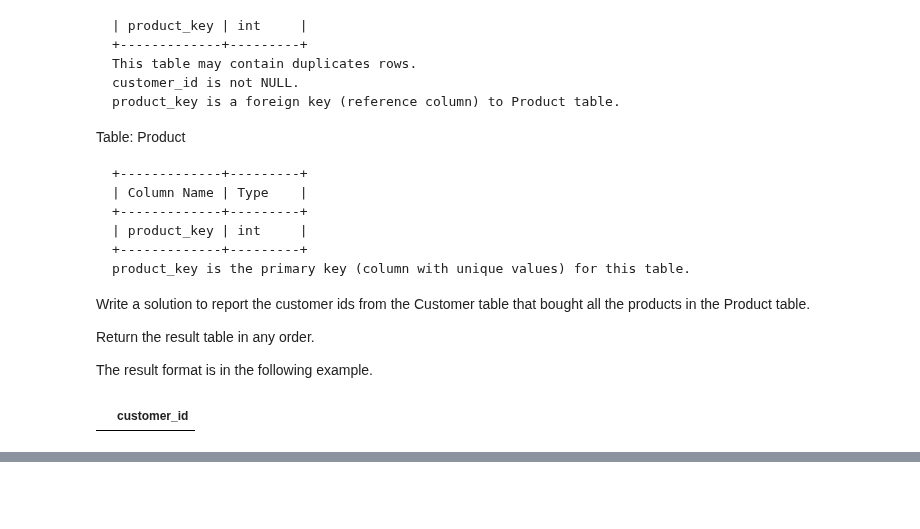
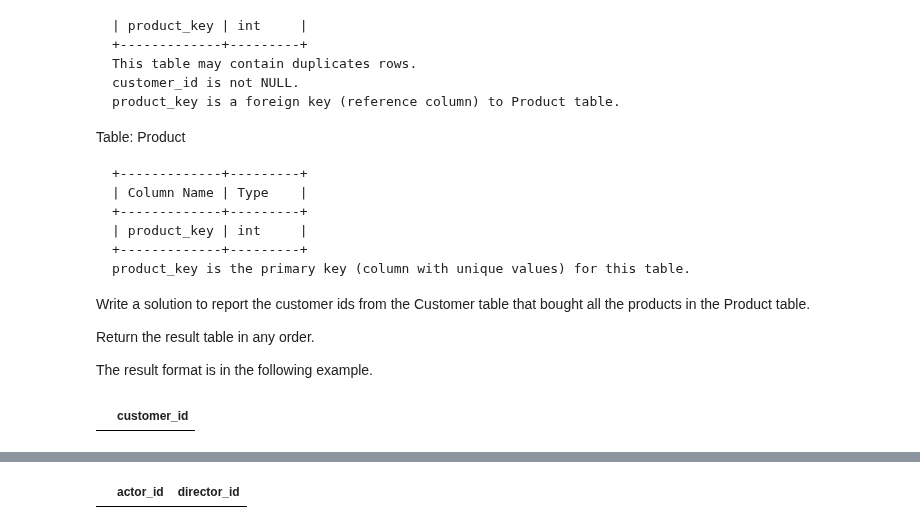
Before and after one commit to drwslv/LeetCode-Pandas, a Jupyter notebook: examples_1.ipynb, the cells around one changed output, grey strips where cells are left out. Drawn from its saved outputs; the diff is of its cells as text; code cells hidden in the pictures; blank space fills up the shorter version.

```diff
--- a/examples_1.ipynb
+++ b/examples_1.ipynb
@@ -1835,0 +1820,12 @@ pd.DataFrame({'product_key':list(final_id_set)})
+# %%
+# Beats 41.69%
+
+def actors_and_directors(actor_director: pd.DataFrame) -> pd.DataFrame:
+    return actor_director.groupby(['actor_id','director_id'], as_index=False).agg({'timestamp':'count'}).query('timestamp>=3')[['actor_id','director_id']]
+# %%
+data = [[1, 1, 0], [1, 1, 1], [1, 1, 2], [1, 2, 3], [1, 2, 4], [2, 1, 5], [2, 1, 6]]
+actor_director = pd.DataFrame(data, columns=['actor_id', 'director_id', 'timestamp']).astype({'actor_id':'int64', 'director_id':'int64', 'timestamp':'int64'})
+# %%
+actors_and_directors(actor_director)
+# %% [output]
+|  | actor_id | director_id |
```
Also changed, not shown: parts of 4 cells of this notebook.
